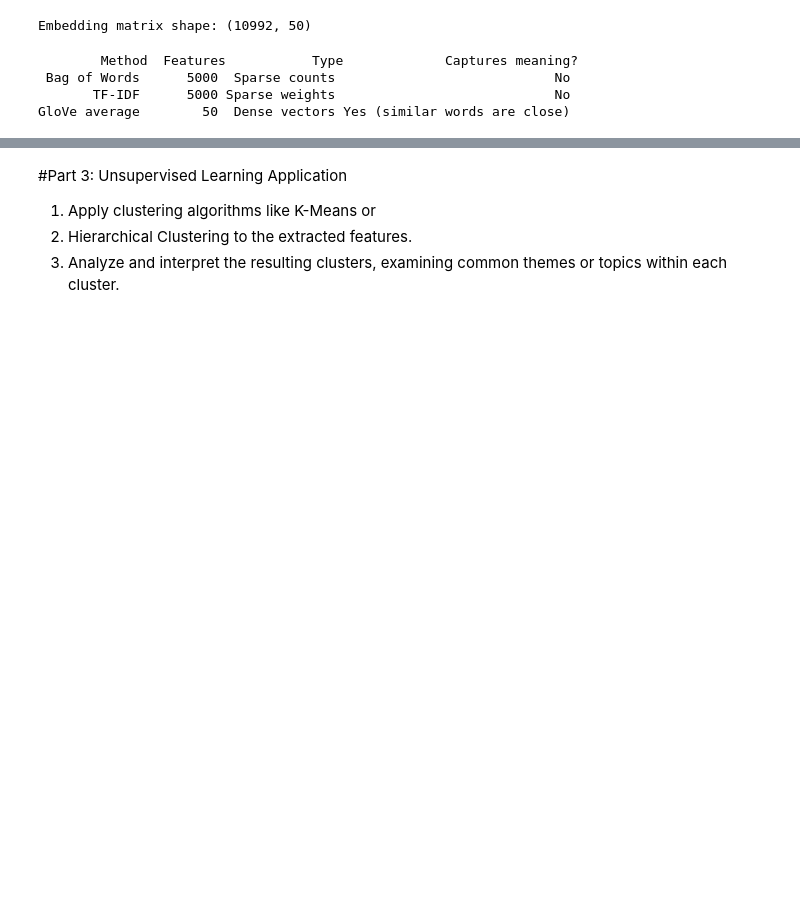
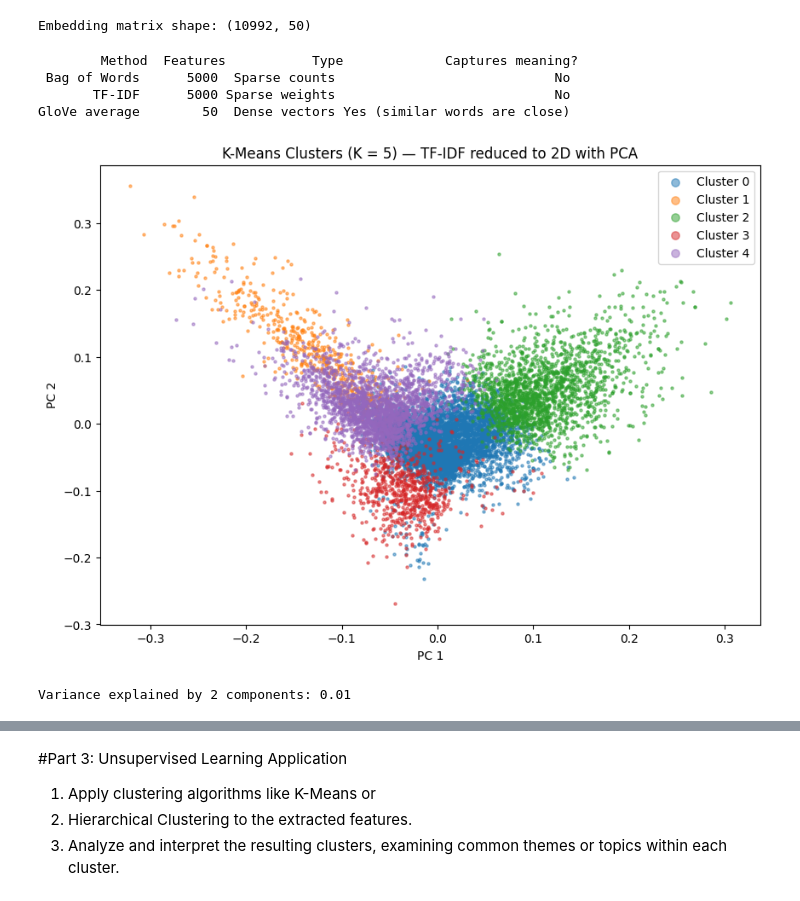
Before and after one commit to AyleenSantander/M.11_Intro_AI, a Jupyter notebook: Project_5_Basic_NLP_with_Unsupervised_Learning.ipynb, the cells around one changed output, grey strips where cells are left out. Saved outputs shown, nothing was run; the diff lists cells and outputs as text; code cells hidden in the pictures; blank space fills up the shorter version.

```diff
--- a/Project_5_Basic_NLP_with_Unsupervised_Learning.ipynb
+++ b/Project_5_Basic_NLP_with_Unsupervised_Learning.ipynb
@@ -320,0 +485,29 @@ talk.religion.misc           god, jesus, christian, people, bible
+# %%
+# Topic table for K = 5
+k5_words = tfidf_vectorizer.get_feature_names_out()
+order5 = kmeans5.cluster_centers_.argsort()[:, ::-1]
+
+# Topic names chosen by looking at the top words and sample documents
+topic_names = {
+    0: "General / catch-all",
+    1: "Religion",
+    2: "Computers",
+    3: "Sports",
+    4: "Politics and encryption",
+}
+
+rows = []
+for c in range(K5):
+    cluster_docs = ng[ng["cluster_k5"] == c]
+    top_cats = cluster_docs["category"].value_counts().head(3).index
+    rows.append({
+        "Cluster": c,
+        "Size": len(cluster_docs),
+        "Common Words": ", ".join(k5_words[i] for i in order5[c, :6]),
+        "Main Categories": ", ".join(top_cats),
+        "Possible Topic": topic_names[c],
+    })
+
+topic_table = pd.DataFrame(rows).set_index("Cluster")
+pd.set_option("display.max_colwidth", 100)
+topic_table
@@ -377,3 +587,21 @@ print("\n", summary.to_string(index=False))
  Bag of Words      5000  Sparse counts                            No
        TF-IDF      5000 Sparse weights                            No
 GloVe average        50  Dense vectors Yes (similar words are close)
+# %%
+#PCA visualization
+pca = PCA(n_components=2, svd_solver="arpack", random_state=RANDOM_STATE)
+coords_pca = pca.fit_transform(X_tfidf)   # if this errors, use X_tfidf.toarray()
+
+plt.figure(figsize=(10, 7))
+for c in range(K5):
+    mask = ng["cluster_k5"] == c
+    plt.scatter(coords_pca[mask, 0], coords_pca[mask, 1], s=5, alpha=0.5, label=f"Cluster {c}")
+plt.title("K-Means Clusters (K = 5) — TF-IDF reduced to 2D with PCA")
+plt.xlabel("PC 1"); plt.ylabel("PC 2")
+plt.legend(markerscale=3)
+plt.show()
+
+print("Variance explained by 2 components:", pca.explained_variance_ratio_.sum().round(3))
+# %% [output]
+[figure, added]
+Variance explained by 2 components: 0.01
```
Also changed, not shown: parts of 55 cells of this notebook.
